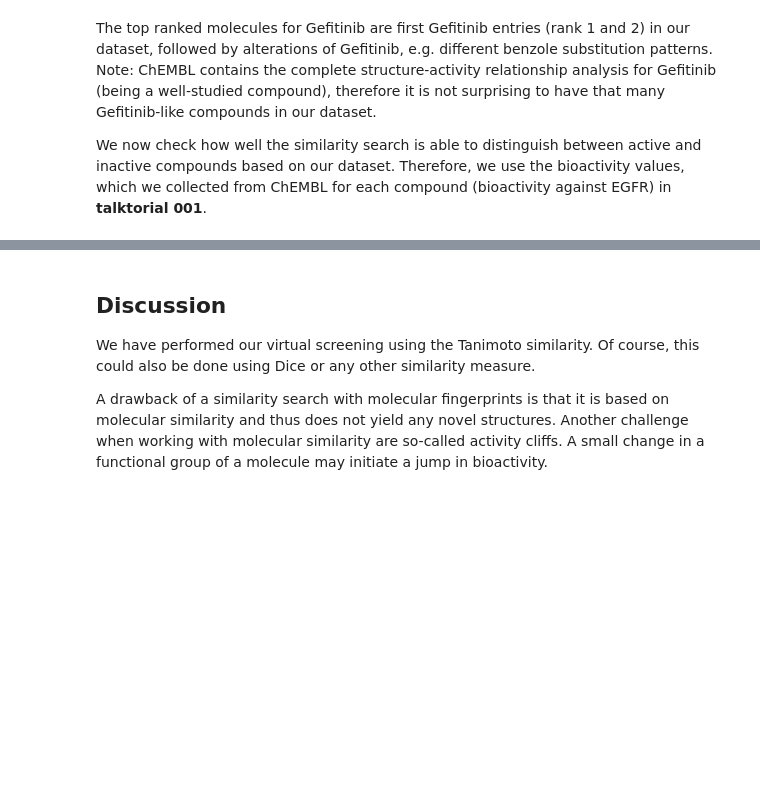
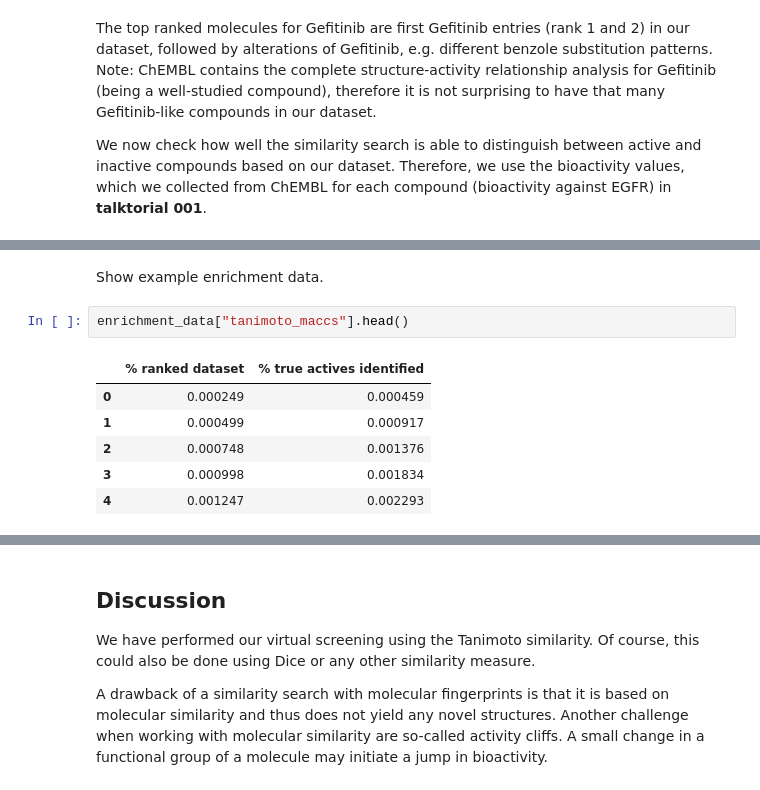
Before and after one commit to volkamerlab/teachopencadd, a Jupyter notebook: teachopencadd/talktorials/004_compound_similarity/talktorial.ipynb, the cells around one changed output, grey strips where cells are left out. Saved outputs shown, nothing was run; the diff lists cells and outputs as text; blank space fills up the shorter version.

```diff
--- a/teachopencadd/talktorials/004_compound_similarity/talktorial.ipynb
+++ b/teachopencadd/talktorials/004_compound_similarity/talktorial.ipynb
@@ -910,0 +766,11 @@ Optimal EF for 5% of ranked dataset:            9.2%
+# %% [markdown]
+Show example enrichment data.
+# %%
+enrichment_data["tanimoto_maccs"].head()
+# %% [output]
+|  | % ranked dataset | % true actives identified |
+| 0 | 0.000249 | 0.000459 |
+| 1 | 0.000499 | 0.000917 |
+| 2 | 0.000748 | 0.001376 |
+| 3 | 0.000998 | 0.001834 |
+| 4 | 0.001247 | 0.002293 |
```
Also changed, not shown: parts of 51 cells of this notebook.
